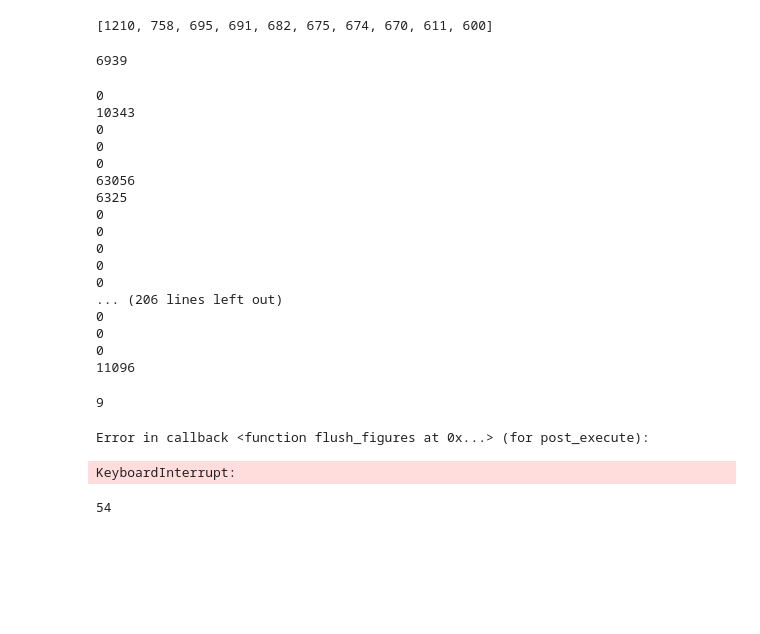
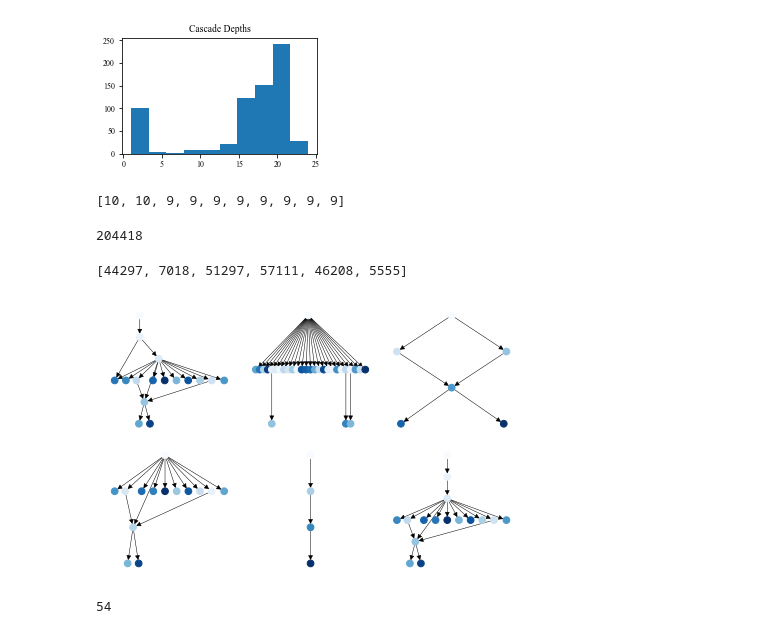
Before and after one commit to leslierice1/15744_project_ipv6_cascades, a Jupyter notebook: cascade-experiments.ipynb, the cells around one changed output. Saved outputs shown, nothing was run; the diff lists cells and outputs as text; code cells hidden in the pictures; blank space fills up the shorter version.

```diff
--- a/cascade-experiments.ipynb
+++ b/cascade-experiments.ipynb
@@ -341,11 +322,15 @@ plt.hist(cascade_depths, bins=30)
+# %%
+plot_histogram(cascade_depths, 'figures/cascade_depths.pdf', 'Cascade Depths', 10)
+# %% [output]
+[figure, added]
 # %%
-sorted(cascade_sizes, reverse=True)[0:10]
+sorted(cascade_depths, reverse=True)[0:10]
 # %% [output]
-[1210, 758, 695, 691, 682, 675, 674, 670, 611, 600]
+[10, 10, 9, 9, 9, 9, 9, 9, 9, 9]
-# %%
-cascade_dict[1210]
-# %% [output]
-6939
+# %%
+cascade_depth_dict[9]
+# %% [output]
+204418
 # %%
 def hierarchy_pos(G, root=None, width=1., vert_gap = 0.2, vert_loc = 0, xcenter = 0.5):
 
@@ -411,36 +396,3 @@ def hierarchy_pos(G, root=None, width=1., vert_gap = 0.2, vert_loc = 0, xcenter
 
 
     return _hierarchy_pos(G, root, width, vert_gap, vert_loc, xcenter)
-# %%
-calculate_cascade_depth(11537, 0, set())
-# %% [output]
-0
-10343
-0
-0
-0
-63056
-6325
-0
-0
-0
-0
-0
-... (206 lines left out)
-0
-0
-0
-11096
-9
-# %%
-root_node = 11537
-
-c_G, labels = build_graph(root_node, set(), nx.DiGraph(), {})
-# pos = hierarchy_pos(c_G,root_node)
-pos = nx.spring_layout(c_G)
-
-fig = nx.draw(c_G)
-plt.savefig("graph.pdf")
-# %% [output]
-Error in callback <function flush_figures at 0x...> (for post_execute):
-KeyboardInterrupt:
@@ -447,3 +451,8 @@ KeyboardInterrupt:
+# %%
+draw_graphs([44297, 7018, random.choice(cascade_size_small), random.choice(cascade_size_small), random.choice(cascade_size_small), random.choice(cascade_size_small)], 'figures/cascade_examples.pdf')
+# %% [output]
+[44297, 7018, 51297, 57111, 46208, 5555]
+[figure, added]
 # %%
 print(len(list(G.neighbors(10010))))
 # %% [output]
```
Also changed, not shown: parts of 18 cells of this notebook, 10 other files.
